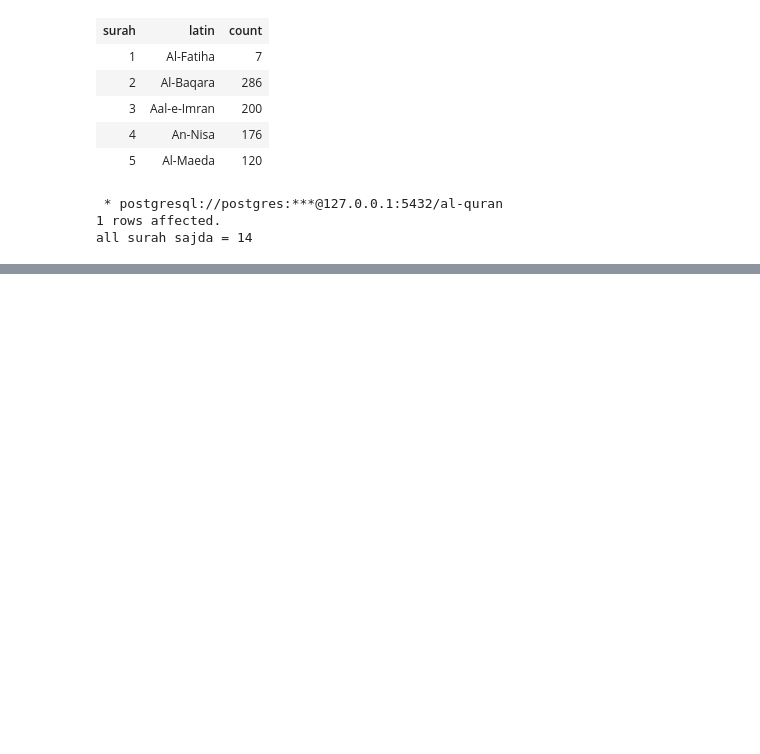
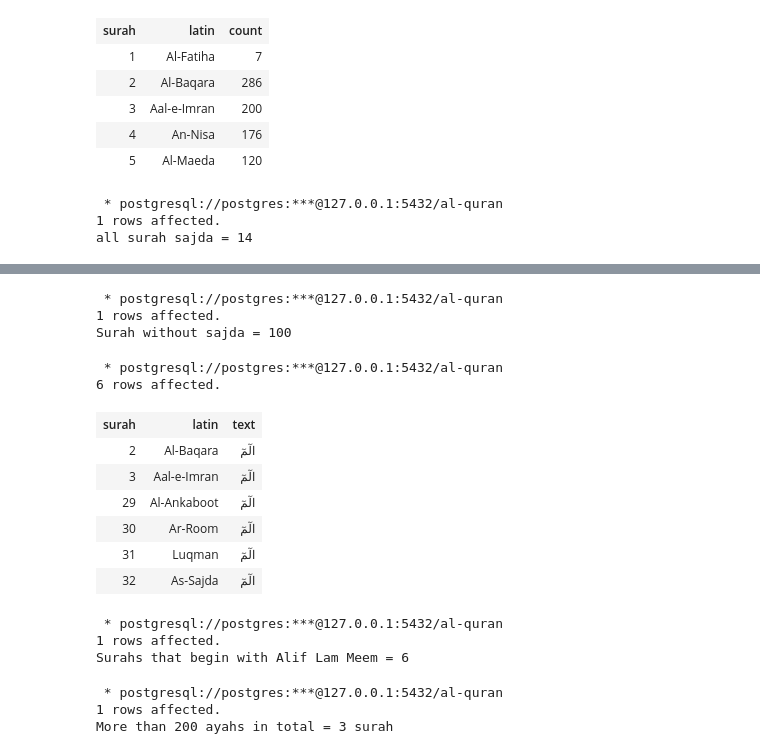
Before and after one commit to Sulaiman2619/Quran-Database-and-Data-Warehouse_Sulaiman-Charaae, a Jupyter notebook: quran.ipynb, the cells around one changed output, grey strips where cells are left out. Drawn from its saved outputs; the diff is of its cells as text; code cells hidden in the pictures; blank space fills up the shorter version.

```diff
--- a/quran.ipynb
+++ b/quran.ipynb
@@ -85,0 +139,39 @@ all surah sajda = 14
+# %%
+nosajda = %sql SELECT count(sajda),count(1) FROM quran_surah WHERE quran_surah.sajda = '0';
+print("Surah without sajda =", nosajda[0][0])
+# %% [output]
+ * postgresql://postgres:***@127.0.0.1:5432/al-quran
+1 rows affected.
+Surah without sajda = 100
+# %%
+%%sql
+SELECT arabic.surah, quran_surah.latin, arabic.text
+FROM arabic
+JOIN quran_surah ON arabic.surah = quran_surah.surah_id
+WHERE arabic.text = 'الٓمٓ'
+GROUP BY  arabic.surah,quran_surah.latin,arabic.text
+ORDER BY arabic.surah ASC
+# %% [output]
+ * postgresql://postgres:***@127.0.0.1:5432/al-quran
+6 rows affected.
+| surah | latin | text |
+| 2 | Al-Baqara | الٓمٓ |
+| 3 | Aal-e-Imran | الٓمٓ |
+| 29 | Al-Ankaboot | الٓمٓ |
+| 30 | Ar-Room | الٓمٓ |
+| 31 | Luqman | الٓمٓ |
+| 32 | As-Sajda | الٓمٓ |
+# %%
+nalif = %sql SELECT count(arabic),count(1) FROM arabic WHERE arabic.text = 'الٓمٓ';
+print("Surahs that begin with Alif Lam Meem =", nalif[0][0])
+# %% [output]
+ * postgresql://postgres:***@127.0.0.1:5432/al-quran
+1 rows affected.
+Surahs that begin with Alif Lam Meem = 6
+# %%
+ayahmore  = %sql SELECT count(quran_surah),count(1) FROM quran_surah WHERE ayah > '200' ;
+print("More than 200 ayahs in total =", ayahmore[0][0],'surah')
+# %% [output]
+ * postgresql://postgres:***@127.0.0.1:5432/al-quran
+1 rows affected.
+More than 200 ayahs in total = 3 surah
```
Also changed, not shown: parts of 11 cells of this notebook.
